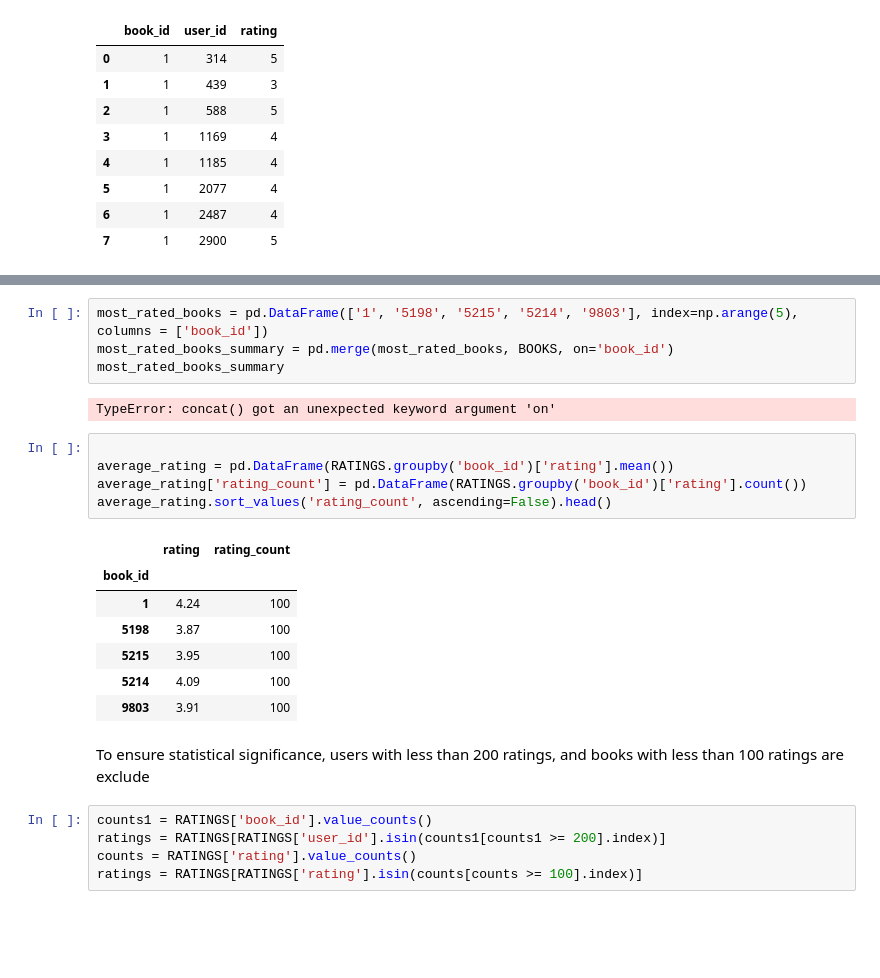
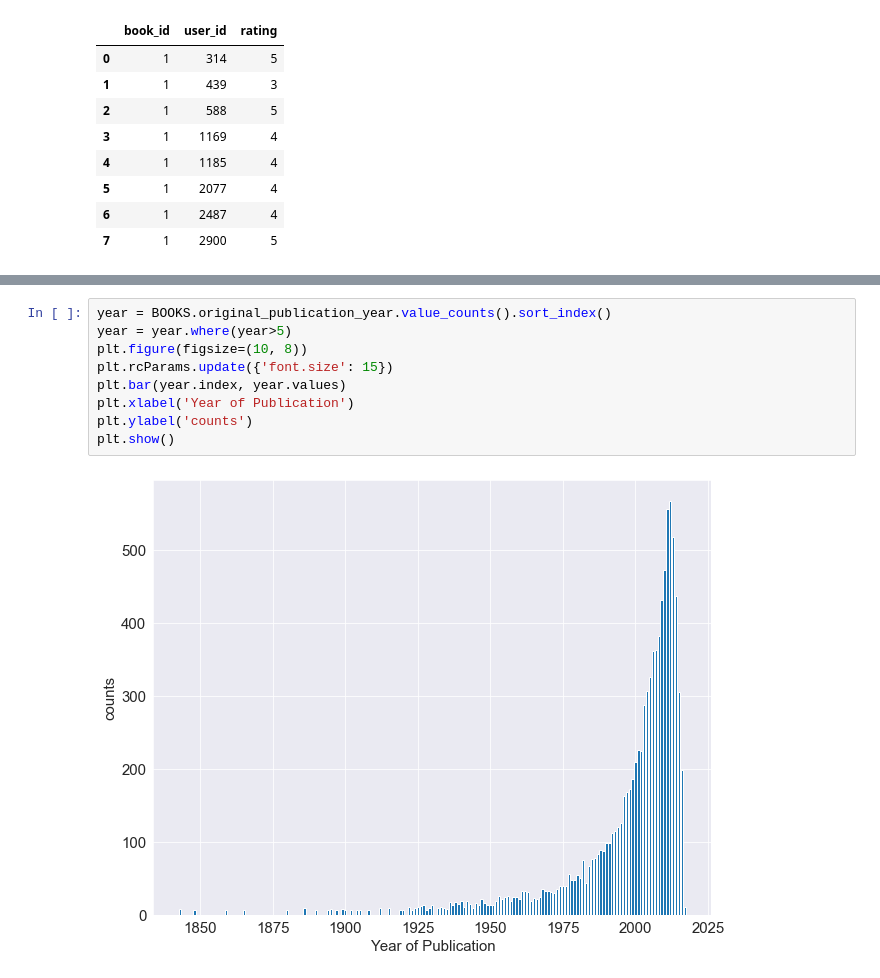
Before and after one commit to manishagupta2020/ML_Models, a Jupyter notebook: Book_recommendation_system.ipynb, the cells around one changed output, grey strips where cells are left out. Cells and saved outputs as stored; diff of their text form; blank space fills up the shorter version.

Commit message:
Book Recommwndation System

```diff
--- a/Book_recommendation_system.ipynb
+++ b/Book_recommendation_system.ipynb
@@ -75,26 +98,11 @@ rating_count.sort_values('rating', ascending=False).head(10)
-# %%
-most_rated_books = pd.DataFrame(['1', '5198', '5215', '5214', '9803'], index=np.arange(5), columns = ['book_id'])
-most_rated_books_summary = pd.merge(most_rated_books, BOOKS, on='book_id')
-most_rated_books_summary
-# %% [output]
-TypeError: concat() got an unexpected keyword argument 'on'
-# %%
-
-average_rating = pd.DataFrame(RATINGS.groupby('book_id')['rating'].mean())
-average_rating['rating_count'] = pd.DataFrame(RATINGS.groupby('book_id')['rating'].count())
-average_rating.sort_values('rating_count', ascending=False).head()
-# %% [output]
-|  | rating | rating_count |
-| book_id |  |  |
-| 1 | 4.24 | 100 |
-| 5198 | 3.87 | 100 |
-| 5215 | 3.95 | 100 |
-| 5214 | 4.09 | 100 |
-| 9803 | 3.91 | 100 |
-# %% [markdown]
-To ensure statistical significance, users with less than 200 ratings, and books with less than 100 ratings are exclude
-# %%
-counts1 = RATINGS['book_id'].value_counts()
-ratings = RATINGS[RATINGS['user_id'].isin(counts1[counts1 >= 200].index)]
-counts = RATINGS['rating'].value_counts()
-ratings = RATINGS[RATINGS['rating'].isin(counts[counts >= 100].index)]
+# %%
+year = BOOKS.original_publication_year.value_counts().sort_index()
+year = year.where(year>5)
+plt.figure(figsize=(10, 8))
+plt.rcParams.update({'font.size': 15})
+plt.bar(year.index, year.values)
+plt.xlabel('Year of Publication')
+plt.ylabel('counts')
+plt.show()
+# %% [output]
+[figure, added]
```
Also changed, not shown: parts of 24 cells of this notebook.
